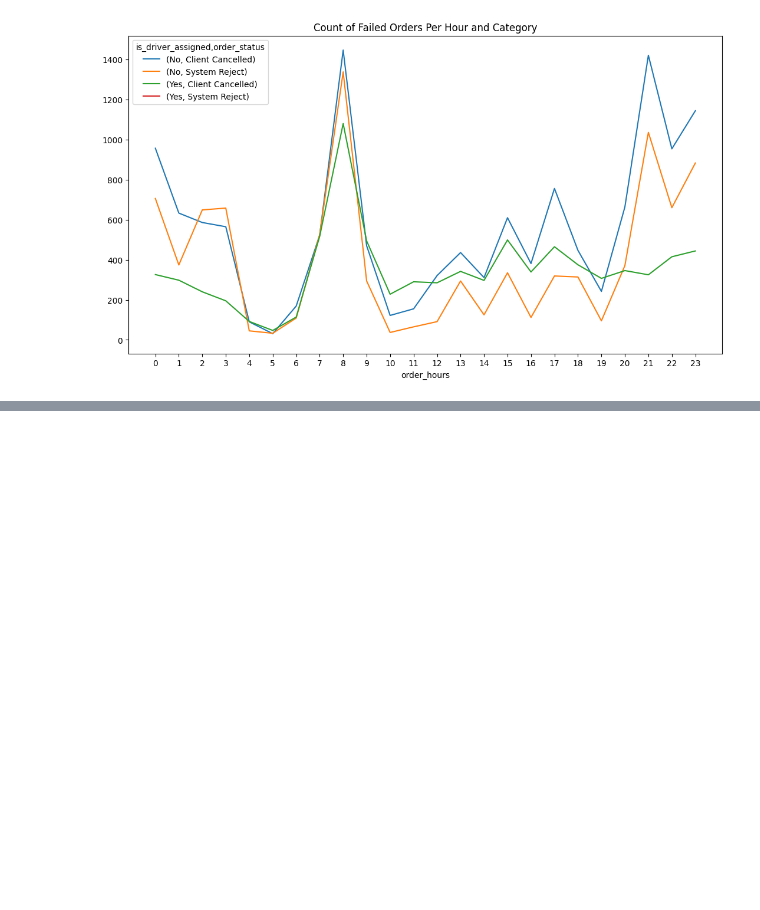
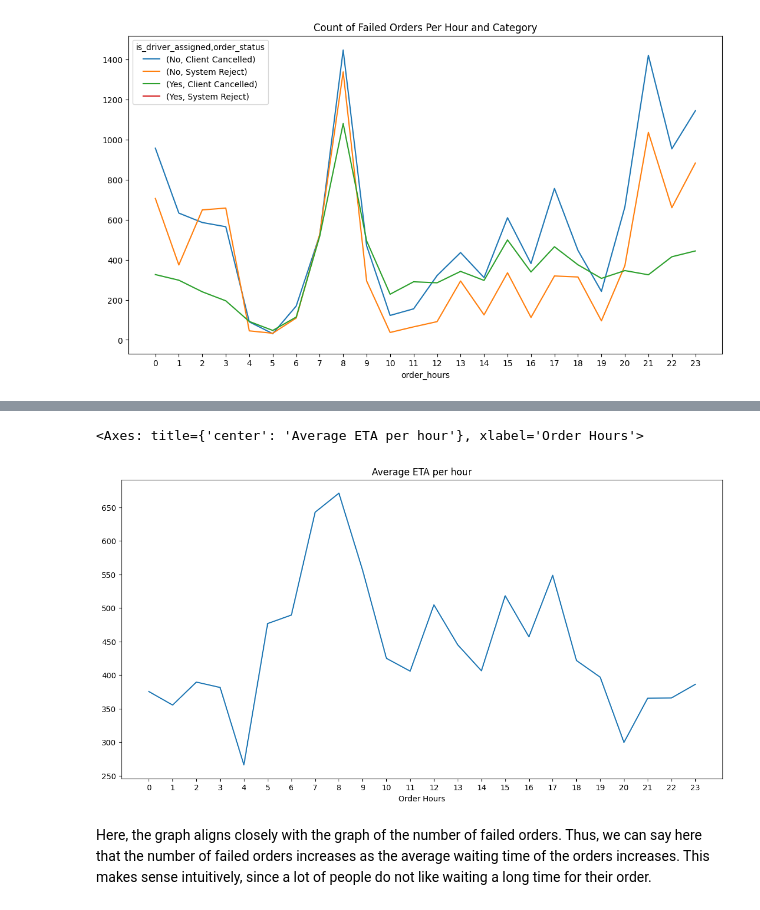
Before and after one commit to EWang229/GetTaxi_Failed_Order_Insights, a Jupyter notebook: notebook/worknotebook.ipynb, the cells around one changed output, grey strips where cells are left out. Cells and saved outputs as stored; diff of their text form; code cells hidden in the pictures; blank space fills up the shorter version.

```diff
--- a/notebook/worknotebook.ipynb
+++ b/notebook/worknotebook.ipynb
@@ -73,0 +86,10 @@ grouped_hour.reset_index().pivot(index="order_hours",
+# %%
+df.groupby("order_hours")["m_order_eta"].mean().plot(figsize=(14, 7),
+                                                           xticks=range(0, 24),
+                                                           title="Average ETA per hour",
+                                                           xlabel = "Order Hours")
+# %% [output]
+<Axes: title={'center': 'Average ETA per hour'}, xlabel='Order Hours'>
+[figure, added]
+# %% [markdown]
+Here, the graph aligns closely with the graph of the number of failed orders. Thus, we can say here that the number of failed orders increases as the average waiting time of the orders increases. This makes sense intuitively, since a lot of people do not like waiting a long time for their order.
```
Also changed, not shown: parts of 14 cells of this notebook, 3 other files.
